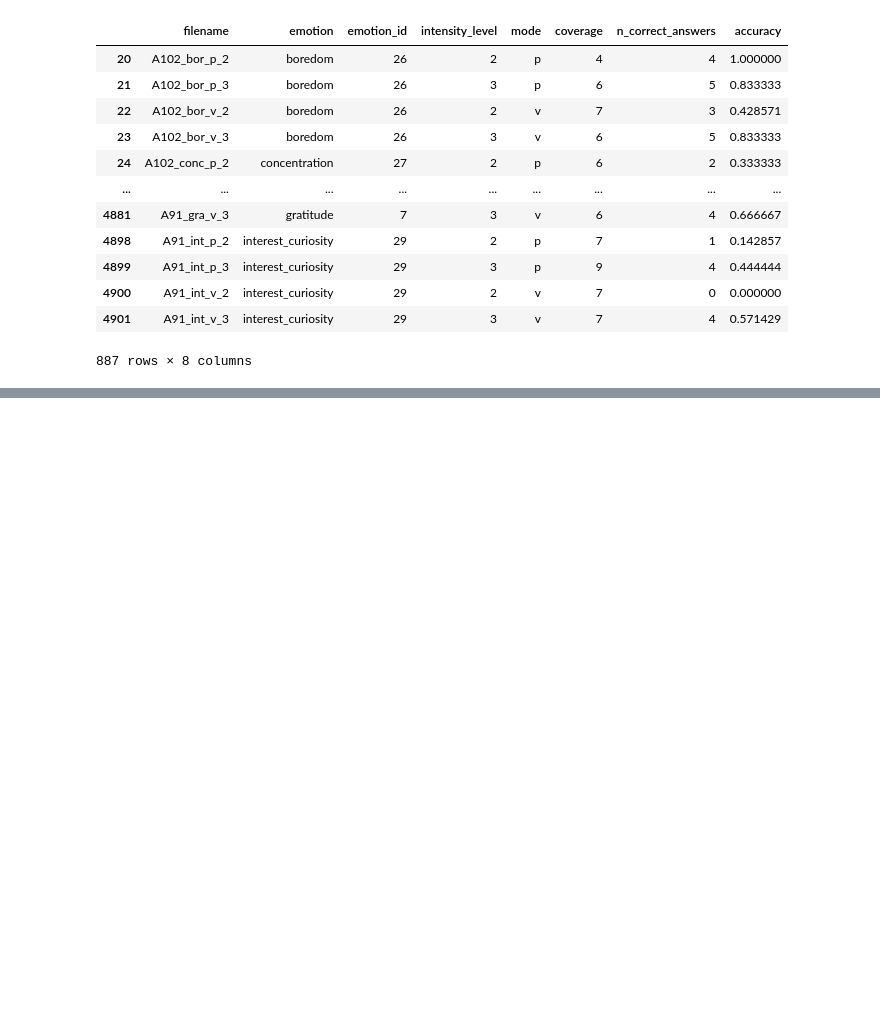
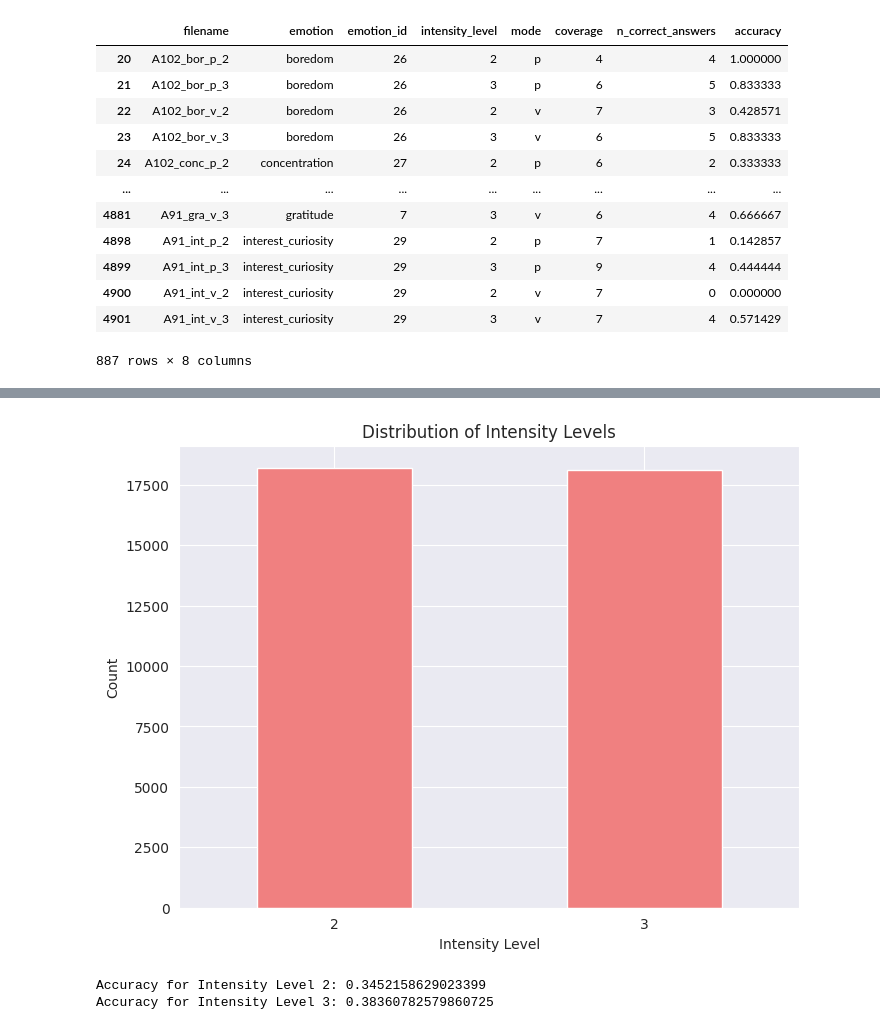
Before and after one commit to timlac/reco-response-analysis, a Jupyter notebook: accuracy_by_segment.ipynb, the cells around one changed output, grey strips where cells are left out. Cells and saved outputs as stored; diff of their text form; code cells hidden in the pictures; blank space fills up the shorter version.

Commit message:
completed intensity and mode analysis

```diff
--- a/segment_analysis.ipynb
+++ b/accuracy_by_segment.ipynb
@@ -294,0 +303,17 @@ filtered_df.to_csv("data/accuracy_by_filename_special.csv")
+# %%
+# Define a function to extract mode and intensity_level from Metadata
+def extract_metadata(filename):
+    meta = Metadata(filename)  # Create a Metadata object
+
+    if meta.emotion_1 == "neu":
+        # Randomly choose one value from the list with equal probability
+        random_number = random.choice([2, 3])
+        meta.intensity_level = random_number
+
+    return pd.Series([meta.mode, meta.intensity_level])
+
+# Apply the function to create new columns
+df[['mode', 'intensity_level']] = df['filename'].apply(extract_metadata)
+
+# Display the updated DataFrame
+df
@@ -294,0 +334,33 @@ filtered_df.to_csv("data/accuracy_by_filename_special.csv")
+# %%
+# Count the occurrences of each intensity level
+intensity_counts = df['intensity_level'].value_counts()
+
+# Create a bar plot for intensity levels
+plt.figure(figsize=(8, 6))
+intensity_counts.plot(kind='bar', color='lightcoral')
+plt.title('Distribution of Intensity Levels')
+plt.xlabel('Intensity Level')
+plt.ylabel('Count')
+plt.xticks(rotation=0)
+plt.show()
+# %% [output]
+[figure, added]
+# %%
+# Filter the DataFrame for intensity level 2
+df_intensity_2 = df[df['intensity_level'] == 2]
+
+# Calculate accuracy for intensity level 2
+accuracy_intensity_2 = df_intensity_2['accurate'].mean()
+
+# Filter the DataFrame for intensity level 3
+df_intensity_3 = df[df['intensity_level'] == 3]
+
+# Calculate accuracy for intensity level 3
+accuracy_intensity_3 = df_intensity_3['accurate'].mean()
+
+# Display the accuracies for both intensity levels
+print(f'Accuracy for Intensity Level 2: {accuracy_intensity_2}')
+print(f'Accuracy for Intensity Level 3: {accuracy_intensity_3}')
+# %% [output]
+Accuracy for Intensity Level 2: 0.3452158629023399
+Accuracy for Intensity Level 3: 0.38360782579860725
```
Also changed, not shown: parts of 7 cells of this notebook, 2 other files.
